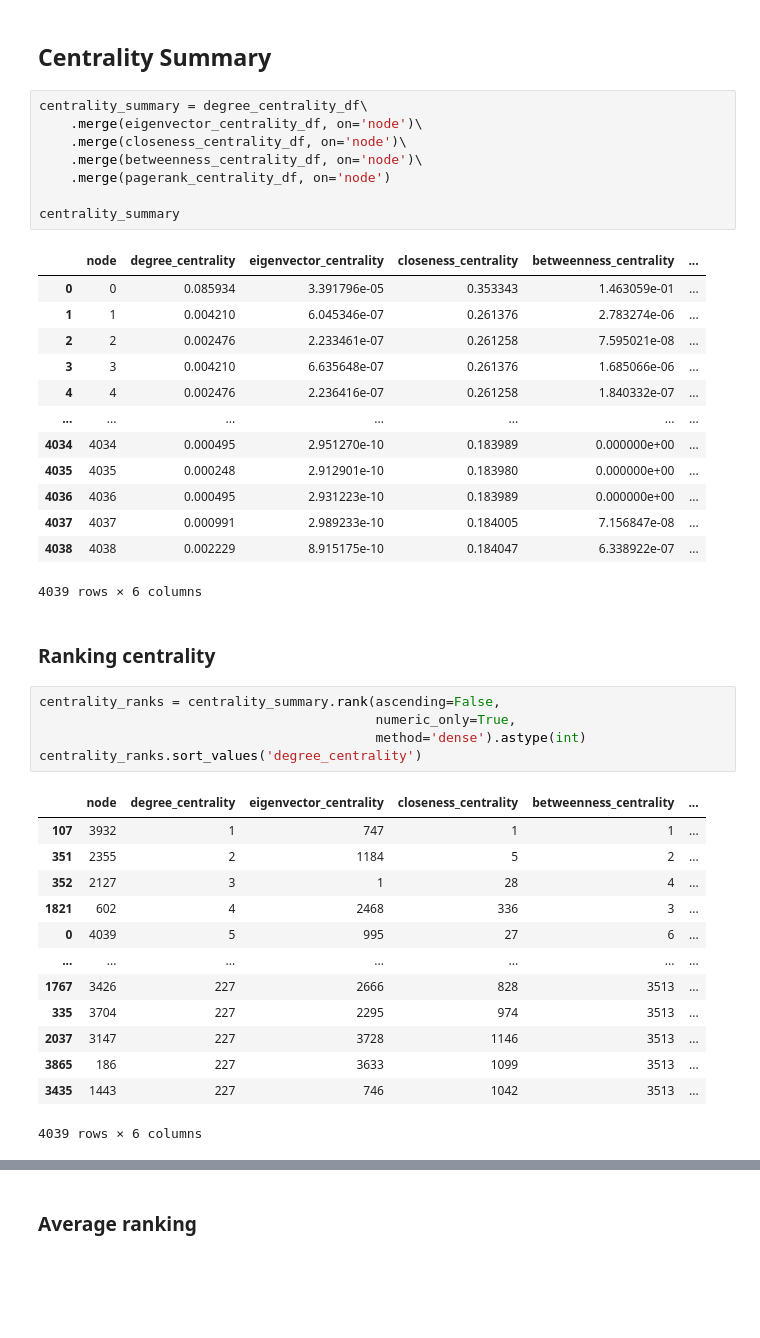
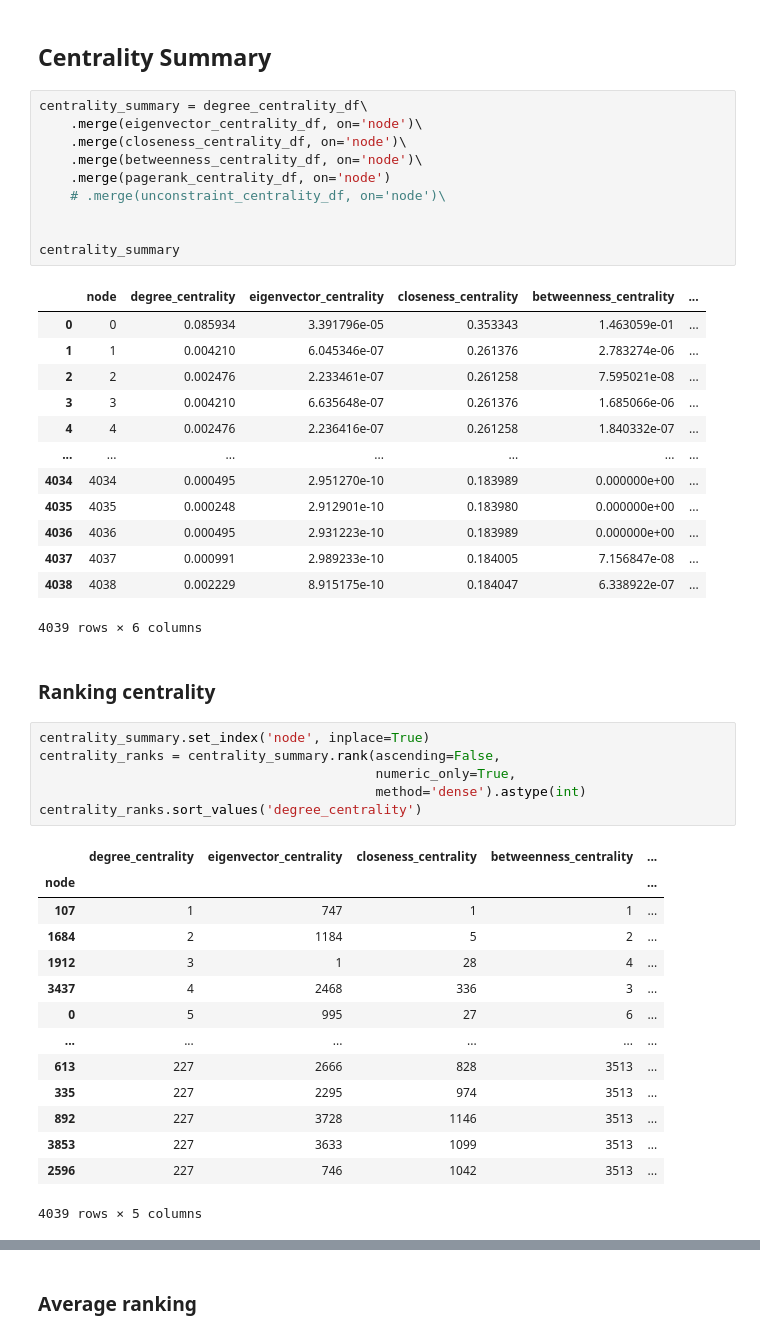
Before and after one commit to Dosann/Social-network-analysis, a Jupyter notebook: Untitled.ipynb, the cells around one changed output, grey strips where cells are left out. Saved outputs shown, nothing was run; the diff lists cells and outputs as text; blank space fills up the shorter version.

```diff
--- a/Untitled.ipynb
+++ b/Untitled.ipynb
@@ -206,6 +224,8 @@ centrality_summary = degree_centrality_df\
     .merge(closeness_centrality_df, on='node')\
     .merge(betweenness_centrality_df, on='node')\
     .merge(pagerank_centrality_df, on='node')
+    # .merge(unconstraint_centrality_df, on='node')\
+
 
 centrality_summary
 # %% [output]
@@ -225,21 +245,23 @@ centrality_summary
 # %% [markdown]
 ### Ranking centrality
 # %%
+centrality_summary.set_index('node', inplace=True)
 centrality_ranks = centrality_summary.rank(ascending=False,
                                            numeric_only=True,
                                            method='dense').astype(int)
 centrality_ranks.sort_values('degree_centrality')
 # %% [output]
-|  | node | degree_centrality | eigenvector_centrality | closeness_centrality | betweenness_centrality | ... |
-| 107 | 3932 | 1 | 747 | 1 | 1 | ... |
-| 351 | 2355 | 2 | 1184 | 5 | 2 | ... |
-| 352 | 2127 | 3 | 1 | 28 | 4 | ... |
-| 1821 | 602 | 4 | 2468 | 336 | 3 | ... |
-| 0 | 4039 | 5 | 995 | 27 | 6 | ... |
-| ... | ... | ... | ... | ... | ... | ... |
-| 1767 | 3426 | 227 | 2666 | 828 | 3513 | ... |
-| 335 | 3704 | 227 | 2295 | 974 | 3513 | ... |
-| 2037 | 3147 | 227 | 3728 | 1146 | 3513 | ... |
-| 3865 | 186 | 227 | 3633 | 1099 | 3513 | ... |
-| 3435 | 1443 | 227 | 746 | 1042 | 3513 | ... |
+|  | degree_centrality | eigenvector_centrality | closeness_centrality | betweenness_centrality | ... |
+| node |  |  |  |  | ... |
+| 107 | 1 | 747 | 1 | 1 | ... |
+| 1684 | 2 | 1184 | 5 | 2 | ... |
+| 1912 | 3 | 1 | 28 | 4 | ... |
+| 3437 | 4 | 2468 | 336 | 3 | ... |
+| 0 | 5 | 995 | 27 | 6 | ... |
+| ... | ... | ... | ... | ... | ... |
+| 613 | 227 | 2666 | 828 | 3513 | ... |
+| 335 | 227 | 2295 | 974 | 3513 | ... |
+| 892 | 227 | 3728 | 1146 | 3513 | ... |
+| 3853 | 227 | 3633 | 1099 | 3513 | ... |
+| 2596 | 227 | 746 | 1042 | 3513 | ... |
-4039 rows × 6 columns
+4039 rows × 5 columns
```
Also changed, not shown: parts of 14 cells of this notebook, 1 other file.
